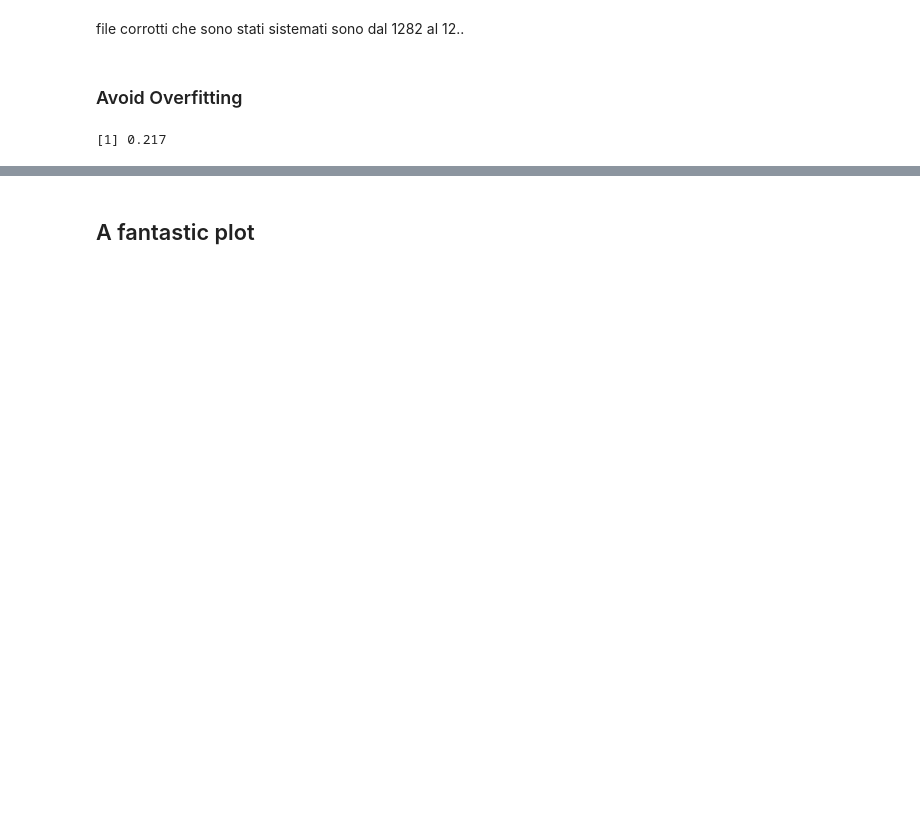
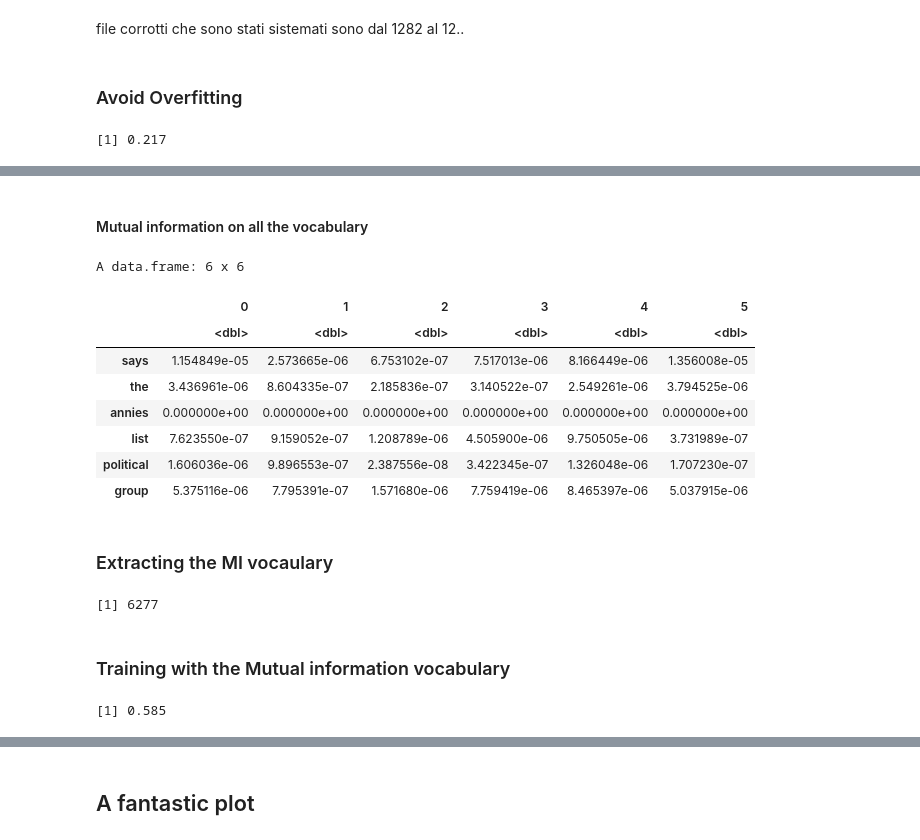
Before and after one commit to c0pp1/NaiveBayesMNC, a Jupyter notebook: project05.ipynb, the cells around one changed output, grey strips where cells are left out. Cells and saved outputs as stored; diff of their text form; code cells hidden in the pictures; blank space fills up the shorter version.

Commit message:
mutual informaton

```diff
--- a/project05.ipynb
+++ b/project05.ipynb
@@ -343,0 +274,7 @@ accuracy(pred_freq, df[(nDoc-test+1):nDoc, 1][[1]])
+# %%
+N_11 <- c("w0","w1","w2","w3","w4","w5")
+N_10 <- c("wnot0","wnot1","wnot2","wnot3","wnot4","wnot5")
+N_01 <- c("notw0","notw1","notw2","notw3","notw4","notw5")
+N_00 <- c("notwnot0","notwnot1","notwnot2","notwnot3","notwnot4","notwnot5")
+
+col  <- c(sort(unique(df$Labels)), N_10, N_01, N_00)
@@ -343,0 +296,10 @@ accuracy(pred_freq, df[(nDoc-test+1):nDoc, 1][[1]])
+# %%
+for (word in voc[1:500]){
+    for (i in seq_along(N_10)){
+
+        words_df[word,N_01[i]] <- sum(words_df[-which(row.names(words_df)==word),i],na.rm=TRUE) #evaluate N_01
+
+        words_df[word,N_00[i]] <- sum(words_df[-which(row.names(words_df)==word),-c(i,7:24)],na.rm=TRUE) #evaluate N_00
+
+    }
+}
@@ -343,0 +308,12 @@ accuracy(pred_freq, df[(nDoc-test+1):nDoc, 1][[1]])
+# %%
+Labs <- sort(unique(df$Labels))
+MI_df <- data.frame(matrix(nrow=length(voc[1:10]),ncol=(length(Labs))),row.names=voc[1:10])
+colnames(MI_df) <- Labs
+
+for (word in voc[1:500]){
+    for (i in seq_along(Labs)){
+        MI_df[word, i] <- mutual_information(words_df[word,i],words_df[word,i+6],words_df[word,i+12],words_df[word,i+18])
+    }
+}
+# %% [markdown]
+#### Mutual information on all the vocabulary
@@ -343,0 +357,41 @@ accuracy(pred_freq, df[(nDoc-test+1):nDoc, 1][[1]])
+# %%
+mi <- MI_df
+
+# mi <- mi %>% mutate_if(.,apply(.,2,is.nan),0)
+mi$'0'[is.nan(mi$'0')] <- 0
+mi$'1'[is.nan(mi$'1')] <- 0
+mi$'2'[is.nan(mi$'2')] <- 0
+mi$'3'[is.nan(mi$'3')] <- 0
+mi$'4'[is.nan(mi$'4')] <- 0
+mi$'5'[is.nan(mi$'5')] <- 0
+
+L <- as.character(Labs)
+# for (i in L){
+#     mi$i[is.nan(mi$i)] <- 0
+# }
+head(mi)
+# %% [output]
+A data.frame: 6 x 6
+|  | 0 | 1 | 2 | 3 | 4 | 5 |
+|  | <dbl> | <dbl> | <dbl> | <dbl> | <dbl> | <dbl> |
+| says | 1.154849e-05 | 2.573665e-06 | 6.753102e-07 | 7.517013e-06 | 8.166449e-06 | 1.356008e-05 |
+| the | 3.436961e-06 | 8.604335e-07 | 2.185836e-07 | 3.140522e-07 | 2.549261e-06 | 3.794525e-06 |
+| annies | 0.000000e+00 | 0.000000e+00 | 0.000000e+00 | 0.000000e+00 | 0.000000e+00 | 0.000000e+00 |
+| list | 7.623550e-07 | 9.159052e-07 | 1.208789e-06 | 4.505900e-06 | 9.750505e-06 | 3.731989e-07 |
+| political | 1.606036e-06 | 9.896553e-07 | 2.387556e-08 | 3.422345e-07 | 1.326048e-06 | 1.707230e-07 |
+| group | 5.375116e-06 | 7.795391e-07 | 1.571680e-06 | 7.759419e-06 | 8.465397e-06 | 5.037915e-06 |
+# %% [markdown]
+### Extracting the MI vocaulary
+# %%
+n <- 2000
+mi_voc <- list()
+mi_vocabulary <- vector()
+for(i in L) {
+    mi_voc[[i]] <- rownames(mi)[order(mi[,i], decreasing=TRUE)][1:n]
+    mi_vocabulary <- union(mi_vocabulary, rownames(mi)[order(mi[,i], decreasing=TRUE)][1:n])
+}
+length(mi_vocabulary)
+# %% [output]
+[1] 6277
+# %% [markdown]
+### Training with the Mutual information vocabulary
@@ -343,0 +418,6 @@ accuracy(pred_freq, df[(nDoc-test+1):nDoc, 1][[1]])
+# %%
+results_voc <- multinomNBC.voc.fit(df[1:nDoc, 2], df[1:nDoc, 1],voc=mi_vocabulary)
+pred_voc <- multinomNBC.predict(df[1:1000, 2][[1]], results_voc$log.prior, results_voc$log.likelihood, results_voc$vocabulary)
+accuracy(pred_voc, df[1:1000, 1][[1]])
+# %% [output]
+[1] 0.585
```
Also changed, not shown: parts of 30 cells of this notebook, 3 other files.
